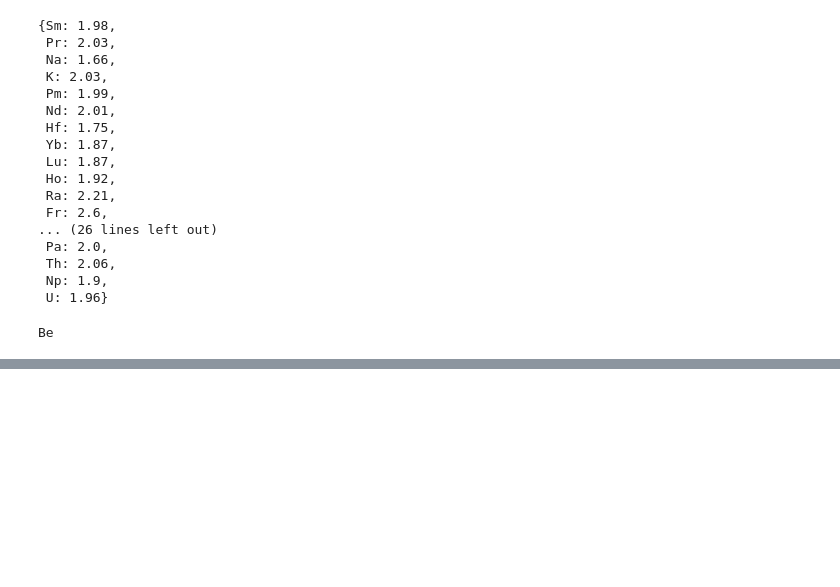
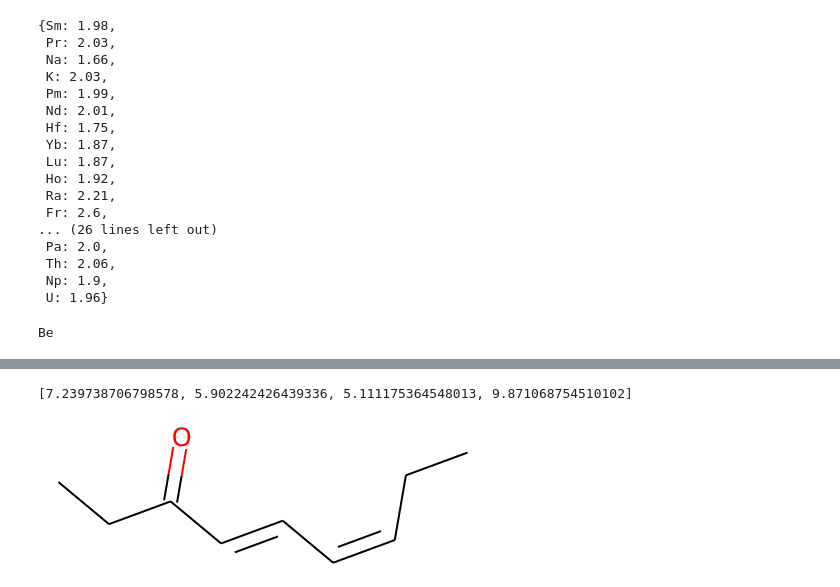
Before and after one commit to ntampellini/TSCoDe, a Jupyter notebook: Obsolete (backup purposes)/SMILES_graph_analyzer.ipynb, the cells around one changed output, grey strips where cells are left out. Drawn from its saved outputs; the diff is of its cells as text; code cells hidden in the pictures; blank space fills up the shorter version.

```diff
--- a/Obsolete (backup purposes)/SMILES_graph_analyzer.ipynb
+++ b/Obsolete (backup purposes)/SMILES_graph_analyzer.ipynb
@@ -127,0 +146,36 @@ Be
+# %%
+from subprocess import DEVNULL, STDOUT, check_call
+def _get_ensemble_energies(filename):
+    '''
+    Reads file and returns an rdkit.Mol object with the first molecule
+    and a list with the computed energy of all molecules at MMFF level.
+
+    '''
+    sdf_name = filename.split('.')[0] + '.sdf'
+    check_call(f'obabel {filename} -o sdf -O {sdf_name}'.split(), stdout=DEVNULL, stderr=STDOUT)    # Bad, we should improve this
+
+    mols = Chem.SDMolSupplier(sdf_name)
+    # mols = [Chem.AddHs(m) for m in supplier]
+    # mols = [m for m in supplier]
+    energies = []
+    for m in mols:
+        # m = Chem.AddHs(m)
+        # print(m.GetNumAtoms())
+        ff = AllChem.MMFFGetMoleculeForceField(m, AllChem.MMFFGetMoleculeProperties(m))
+        ff.Initialize()
+        # ff.Minimize(maxIts=200)
+        energies.append(ff.CalcEnergy())
+
+    # del mols
+    # os.remove(sdf_name)
+
+    return energies, mols
+
+a, b = _get_ensemble_energies('../Resources/SN2/flex_ensemble.xyz')
+print(a)
+# Chem.AddHs(b[0])
+b[0]
+Chem.MolFromSmiles(Chem.MolToSmiles(b[0]))
+# %% [output]
+[7.239738706798578, 5.902242426439336, 5.111175364548013, 9.871068754510102]
+[figure, added]
```
Also changed, not shown: parts of 5 cells of this notebook, 44 other files.
